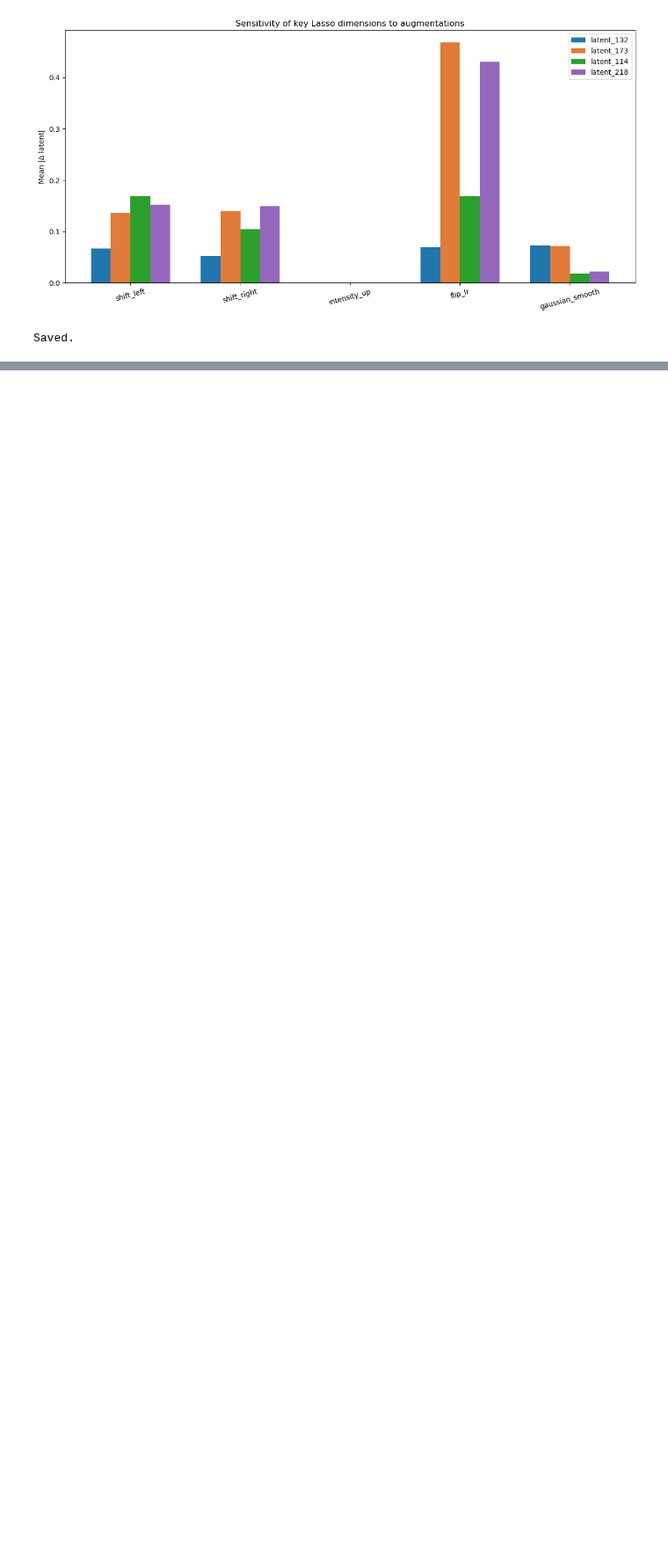
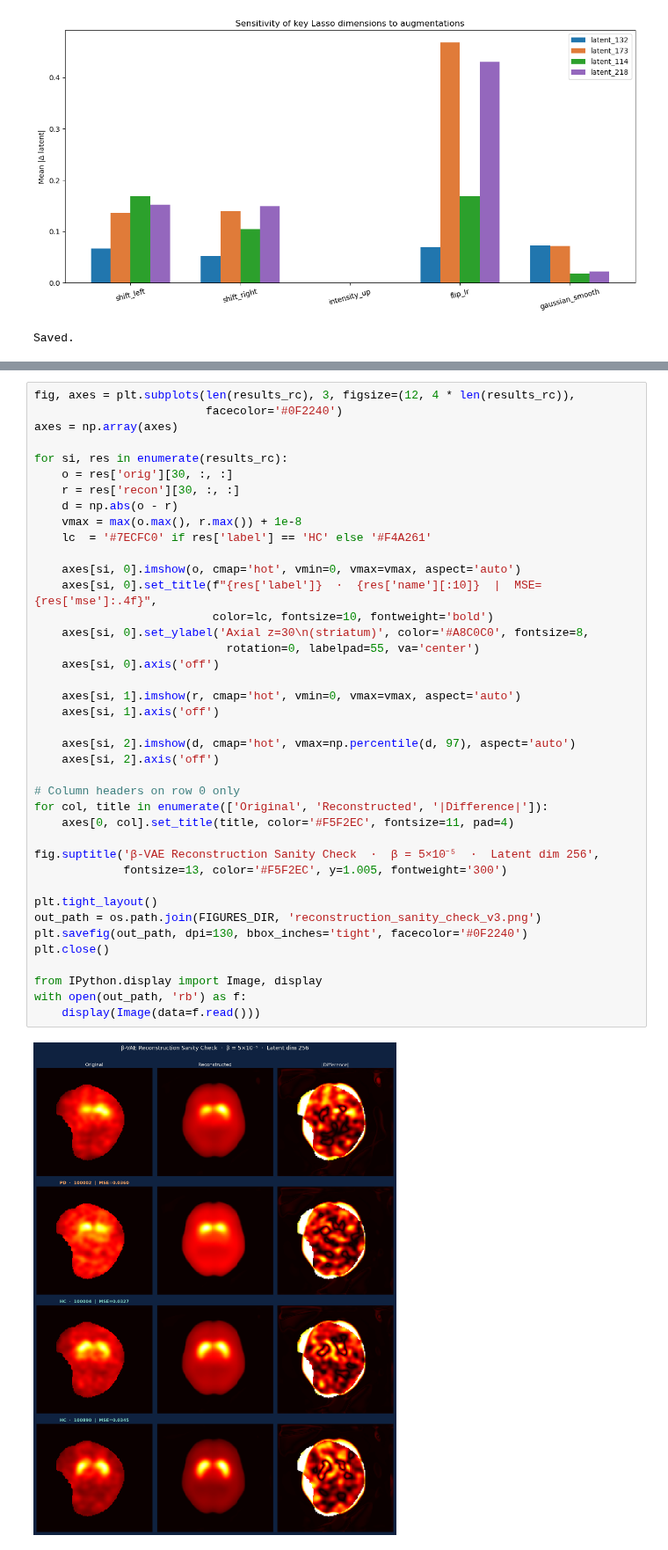
Before and after one commit to natnael1193/Unsupervised-Parkisnson-Imaging-Analysis, a Jupyter notebook: notebooks/pipeline/5_8_augmentation_experiment.ipynb, the cells around one changed output, grey strips where cells are left out. Shown at 88% size. Saved outputs shown, nothing was run; the diff lists cells and outputs as text; blank space fills up the shorter version.

```diff
--- a/notebooks/pipeline/5_8_augmentation_experiment.ipynb
+++ b/notebooks/pipeline/5_8_augmentation_experiment.ipynb
@@ -569,0 +750,42 @@ Saved.
+# %%
+fig, axes = plt.subplots(len(results_rc), 3, figsize=(12, 4 * len(results_rc)),
+                         facecolor='#0F2240')
+axes = np.array(axes)
+
+for si, res in enumerate(results_rc):
+    o = res['orig'][30, :, :]
+    r = res['recon'][30, :, :]
+    d = np.abs(o - r)
+    vmax = max(o.max(), r.max()) + 1e-8
+    lc  = '#7ECFC0' if res['label'] == 'HC' else '#F4A261'
+
+    axes[si, 0].imshow(o, cmap='hot', vmin=0, vmax=vmax, aspect='auto')
+    axes[si, 0].set_title(f"{res['label']}  ·  {res['name'][:10]}  |  MSE={res['mse']:.4f}",
+                          color=lc, fontsize=10, fontweight='bold')
+    axes[si, 0].set_ylabel('Axial z=30\n(striatum)', color='#A8C0C0', fontsize=8,
+                            rotation=0, labelpad=55, va='center')
+    axes[si, 0].axis('off')
+
+    axes[si, 1].imshow(r, cmap='hot', vmin=0, vmax=vmax, aspect='auto')
+    axes[si, 1].axis('off')
+
+    axes[si, 2].imshow(d, cmap='hot', vmax=np.percentile(d, 97), aspect='auto')
+    axes[si, 2].axis('off')
+
+# Column headers on row 0 only
+for col, title in enumerate(['Original', 'Reconstructed', '|Difference|']):
+    axes[0, col].set_title(title, color='#F5F2EC', fontsize=11, pad=4)
+
+fig.suptitle('β-VAE Reconstruction Sanity Check  ·  β = 5×10⁻⁵  ·  Latent dim 256',
+             fontsize=13, color='#F5F2EC', y=1.005, fontweight='300')
+
+plt.tight_layout()
+out_path = os.path.join(FIGURES_DIR, 'reconstruction_sanity_check_v3.png')
+plt.savefig(out_path, dpi=130, bbox_inches='tight', facecolor='#0F2240')
+plt.close()
+
+from IPython.display import Image, display
+with open(out_path, 'rb') as f:
+    display(Image(data=f.read()))
+# %% [output]
+[figure, added]
```
Also changed, not shown: parts of 10 cells of this notebook, 6 other files.
